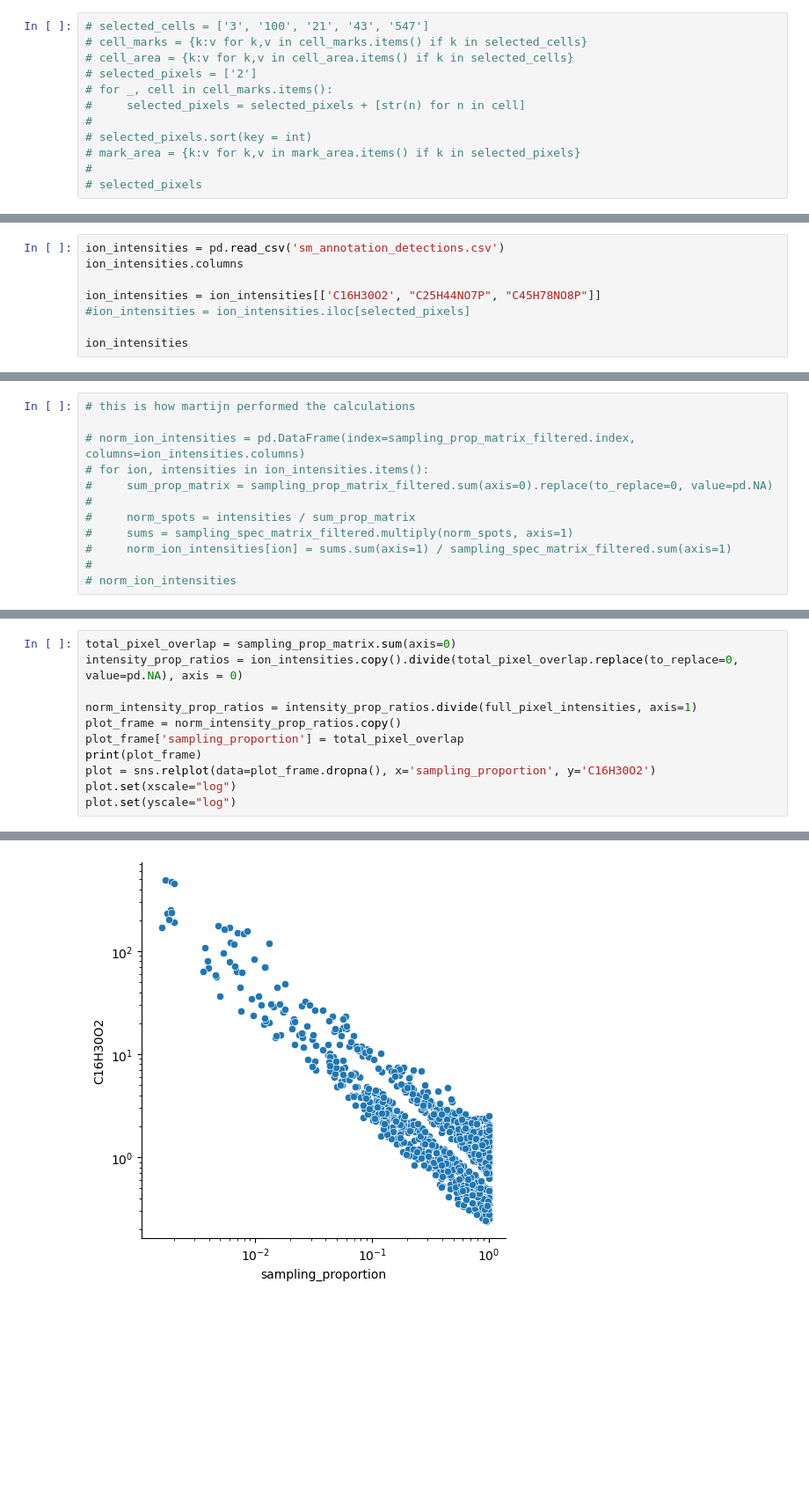
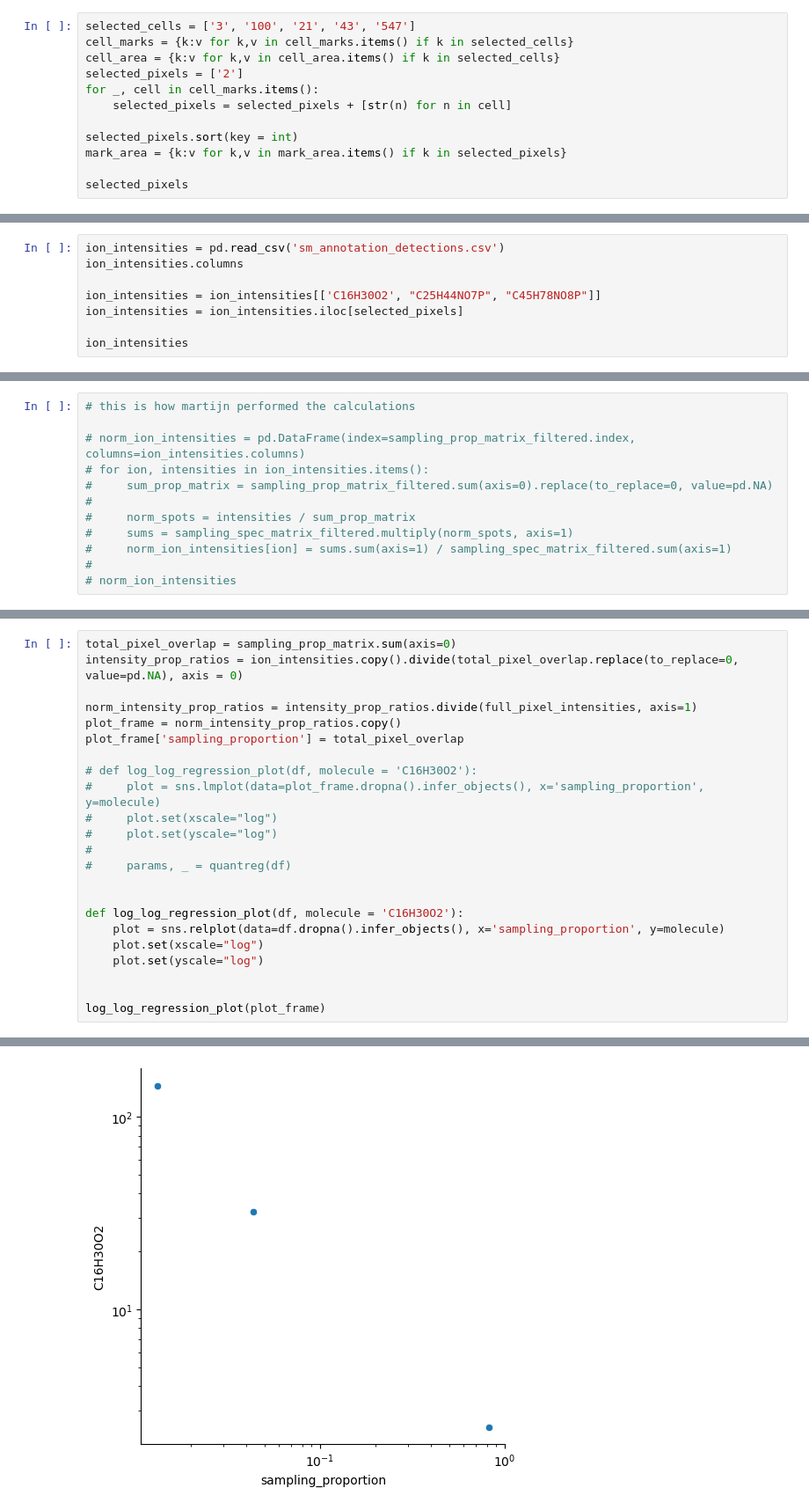
Before and after one commit to mariusrklein/FDA_project, a Jupyter notebook: evaluate_separation.ipynb, the cells around one changed output, grey strips where cells are left out. Shown at 88% size. Drawn from its saved outputs; the diff is of its cells as text; blank space fills up the shorter version.

```diff
--- a/evaluate_separation.ipynb
+++ b/evaluate_separation.ipynb
@@ -37,14 +37,14 @@ mark_area = dataset_co_cult[6]
 # reference of overlap area between cells and marks
 marks_cell_overlap = dataset_co_cult[5]
 # %%
-# selected_cells = ['3', '100', '21', '43', '547']
-# cell_marks = {k:v for k,v in cell_marks.items() if k in selected_cells}
-# cell_area = {k:v for k,v in cell_area.items() if k in selected_cells}
-# selected_pixels = ['2']
-# for _, cell in cell_marks.items():
-#     selected_pixels = selected_pixels + [str(n) for n in cell]
-#
-# selected_pixels.sort(key = int)
-# mark_area = {k:v for k,v in mark_area.items() if k in selected_pixels}
-#
-# selected_pixels
+selected_cells = ['3', '100', '21', '43', '547']
+cell_marks = {k:v for k,v in cell_marks.items() if k in selected_cells}
+cell_area = {k:v for k,v in cell_area.items() if k in selected_cells}
+selected_pixels = ['2']
+for _, cell in cell_marks.items():
+    selected_pixels = selected_pixels + [str(n) for n in cell]
+
+selected_pixels.sort(key = int)
+mark_area = {k:v for k,v in mark_area.items() if k in selected_pixels}
+
+selected_pixels
@@ -123,7 +86,7 @@ ion_intensities = pd.read_csv('sm_annotation_detections.csv')
 ion_intensities.columns
 
 ion_intensities = ion_intensities[['C16H30O2', "C25H44NO7P", "C45H78NO8P"]]
-#ion_intensities = ion_intensities.iloc[selected_pixels]
+ion_intensities = ion_intensities.iloc[selected_pixels]
 
 ion_intensities
 # %% [output]
@@ -237,8 +200,20 @@ intensity_prop_ratios = ion_intensities.copy().divide(total_pixel_overlap.replac
 norm_intensity_prop_ratios = intensity_prop_ratios.divide(full_pixel_intensities, axis=1)
 plot_frame = norm_intensity_prop_ratios.copy()
 plot_frame['sampling_proportion'] = total_pixel_overlap
-print(plot_frame)
-plot = sns.relplot(data=plot_frame.dropna(), x='sampling_proportion', y='C16H30O2')
-plot.set(xscale="log")
-plot.set(yscale="log")
+
+# def log_log_regression_plot(df, molecule = 'C16H30O2'):
+#     plot = sns.lmplot(data=plot_frame.dropna().infer_objects(), x='sampling_proportion', y=molecule)
+#     plot.set(xscale="log")
+#     plot.set(yscale="log")
+#
+#     params, _ = quantreg(df)
+
+
+def log_log_regression_plot(df, molecule = 'C16H30O2'):
+    plot = sns.relplot(data=df.dropna().infer_objects(), x='sampling_proportion', y=molecule)
+    plot.set(xscale="log")
+    plot.set(yscale="log")
+
+
+log_log_regression_plot(plot_frame)
 # %% [output]
@@ -260 +220 @@ plot.set(yscale="log")
-[figure, old version]
+[figure, new version]
```
Also changed, not shown: parts of 15 cells of this notebook.
